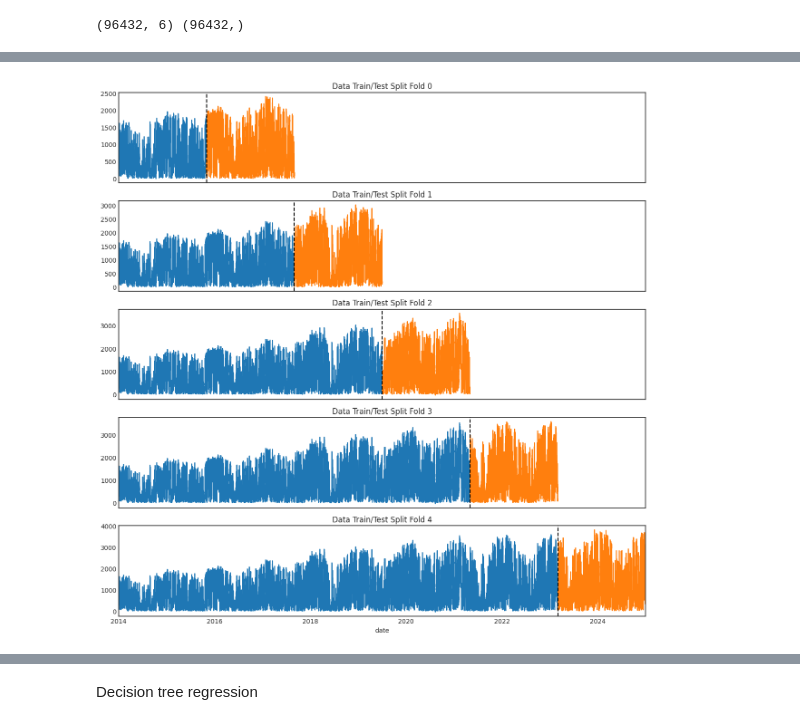
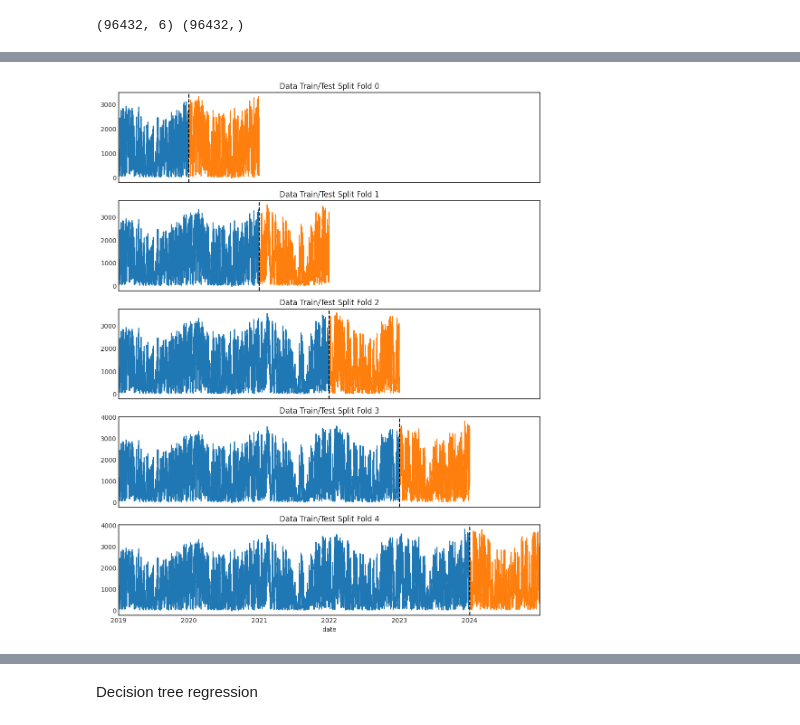
Before and after one commit to IreneKilgannon/PFDA, a Jupyter notebook: PFDA-project/wind_energy_analysis.ipynb, the cells around one changed output, grey strips where cells are left out. Drawn from its saved outputs; the diff is of its cells as text; code cells hidden in the pictures.

Commit message:
tidy up of machine learning and forecasting

```diff
--- a/PFDA-project/wind_energy_analysis.ipynb
+++ b/PFDA-project/wind_energy_analysis.ipynb
@@ -782,0 +838,3 @@ print(X.shape, y.shape)
+# %%
+data_2019_onwards = electricity_weather.loc['2019' : ]
+data_2019_onwards.head()
@@ -782,0 +849,3 @@ print(X.shape, y.shape)
+# %%
+X = data_2019_onwards.drop('Wind Energy (MW)', axis= 1)
+y = data_2019_onwards['Wind Energy (MW)']
@@ -783,22 +883,21 @@ print(X.shape, y.shape)
 # %%
 tss = TimeSeriesSplit(n_splits = 5)
 # %%
-# https://www.kaggle.com/code/robikscube/pt2-time-series-forecasting-with-xgboost/notebook
-
-fig, axs = plt.subplots(5, 1, figsize=(15, 15), sharex=True)
+# Plot the train and test folds
+fig, axs = plt.subplots(5, 1, figsize=(12, 15), sharex=True)
 
 fold = 0
 
 for train_idx, val_idx in tss.split(X):
-    train = electricity_weather.iloc[train_idx]
-    test = electricity_weather.iloc[val_idx]
+    train = data_2019_onwards.iloc[train_idx]
+    test = data_2019_onwards.iloc[val_idx]
     train['Wind Energy (MW)'].plot(ax=axs[fold],
                           label='Training Set',
                           title=f'Data Train/Test Split Fold {fold}')
     test['Wind Energy (MW)'].plot(ax=axs[fold],
                          label='Test Set')
     axs[fold].axvline(test.index.min(), color='black', ls='--')
     fold += 1
 plt.show()
 # %% [output]
-[figure, old version]
+[figure, new version]
```
Also changed, not shown: parts of 107 cells of this notebook, 1 other file.
